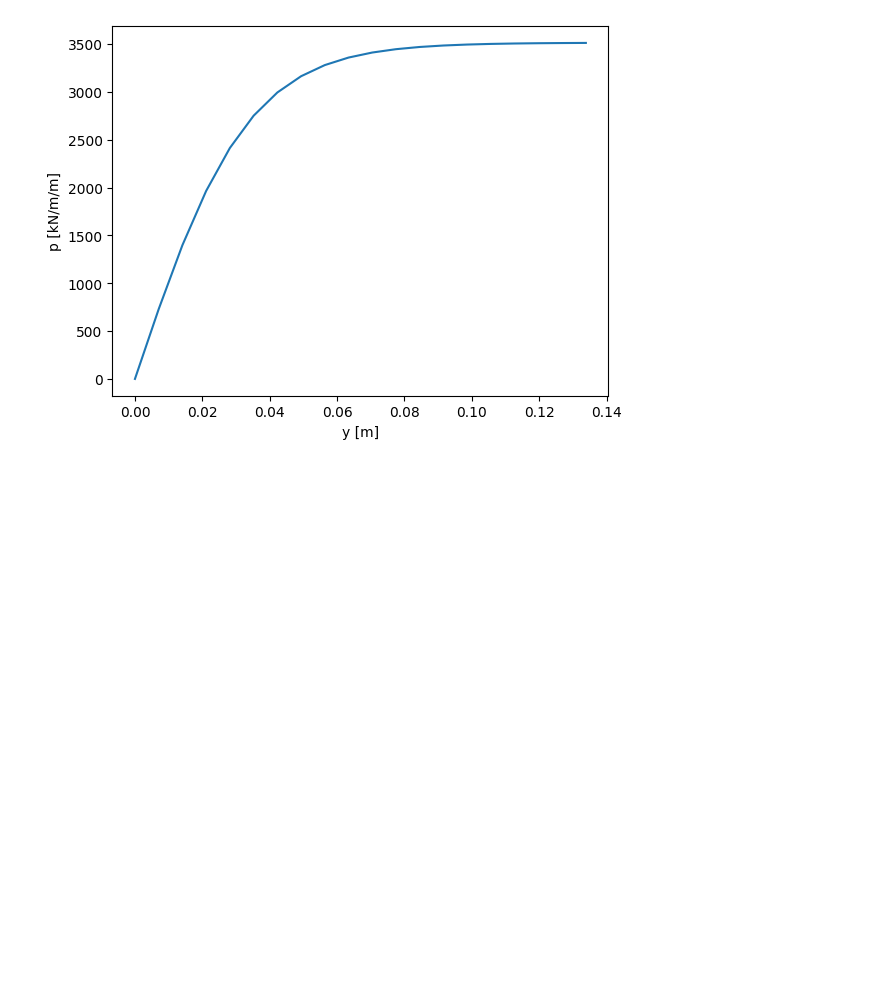
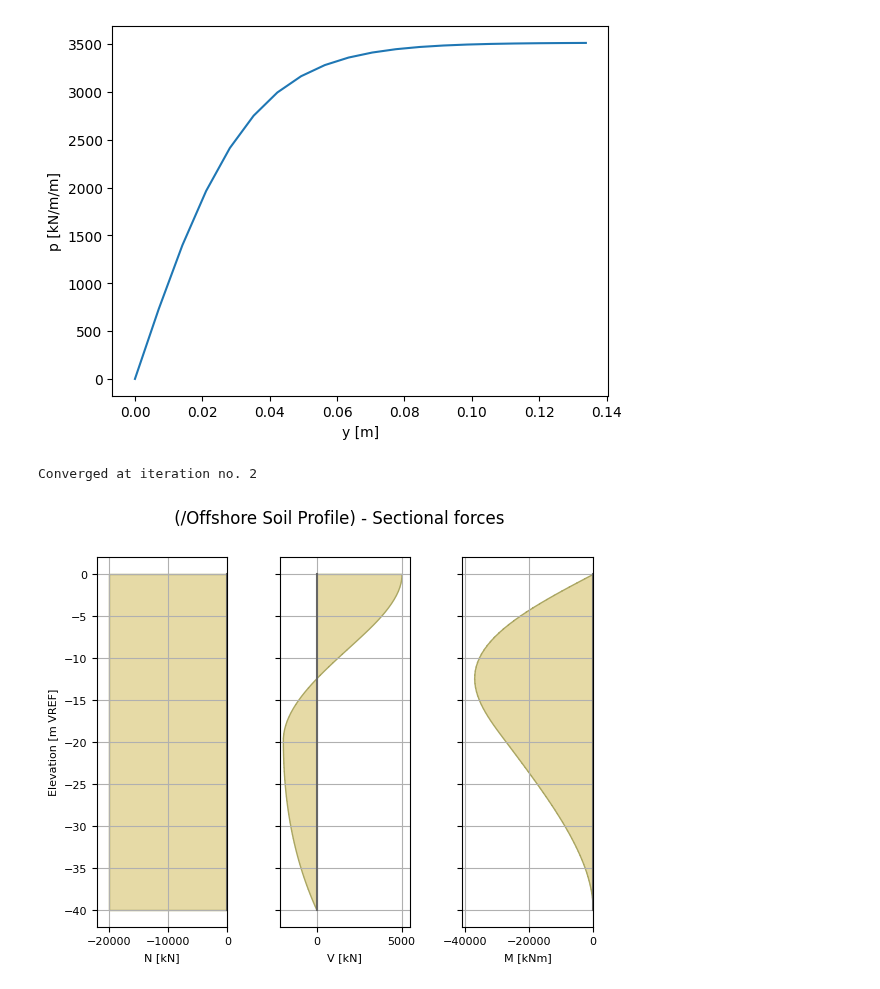
Before and after one commit to TchilDill/openpile, a Jupyter notebook: samples/usage3.ipynb, the cells around one changed output. Cells and saved outputs as stored; diff of their text form; code cells hidden in the pictures; blank space fills up the shorter version.

```diff
--- a/samples/usage3.ipynb
+++ b/samples/usage3.ipynb
@@ -125,3 +127,59 @@ plt.xlabel('y [m]')
 # %% [output]
 Text(0.5, 0, 'y [m]')
 [figure]
+# %%
+from openpile.construct import Pile, SoilProfile, Layer, Model
+from openpile.soilmodels import API_clay, API_sand
+
+# Create a pile instance with two sections of respectively 10m and 30m length.
+p = Pile.create(name = "",
+        kind='Circular',
+        material='Steel',
+        top_elevation = 0,
+        pile_sections={
+            'length':[10,30],
+            'diameter':[7.5,7.5],
+            'wall thickness':[0.07, 0.08],
+        }
+    )
+
+# Create a 40m deep offshore Soil Profile with a 15m water column
+sp = SoilProfile(
+    name="Offshore Soil Profile",
+    top_elevation=0,
+    water_elevation=15,
+    layers=[
+        Layer(
+            name='medium dense sand',
+            top=0,
+            bottom=-20,
+            weight=18,
+            lateral_model= API_sand(phi=33, Neq=100)
+        ),
+        Layer(
+            name='firm clay',
+            top=-20,
+            bottom=-40,
+            weight=18,
+            lateral_model= API_clay(Su=[50, 70], eps50=0.015, Neq=100)
+        ),
+    ]
+)
+
+# Create Model
+M = Model.create(name="", pile=p, soil=sp)
+
+# Apply bottom fixity along x-axis
+M.set_support(elevation=-40, Tx = True)
+# Apply axial and lateral load
+M.set_pointload(elevation=0,Px=-20e3, Py = 5e3)
+
+# Run analysis
+from openpile.analyses import simple_winkler_analysis
+
+Result = simple_winkler_analysis(M)
+
+Result.plot_forces()
+# %% [output]
+Converged at iteration no. 2
+[figure, added]
```
Also changed, not shown: parts of 2 cells of this notebook, 9 other files.
